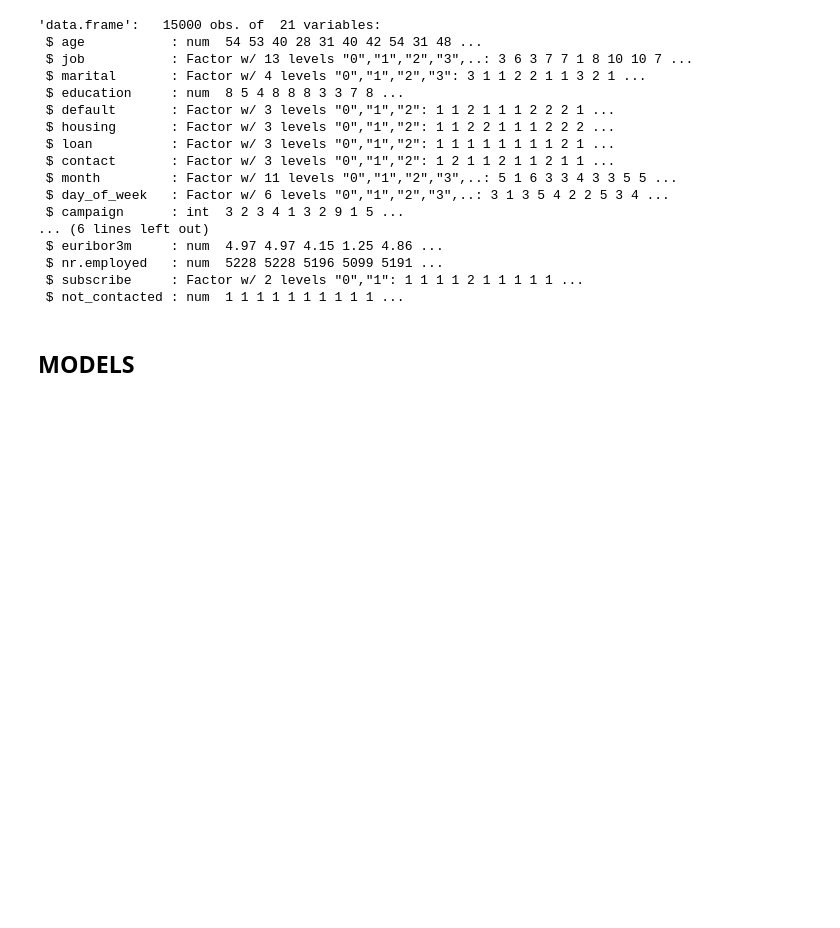
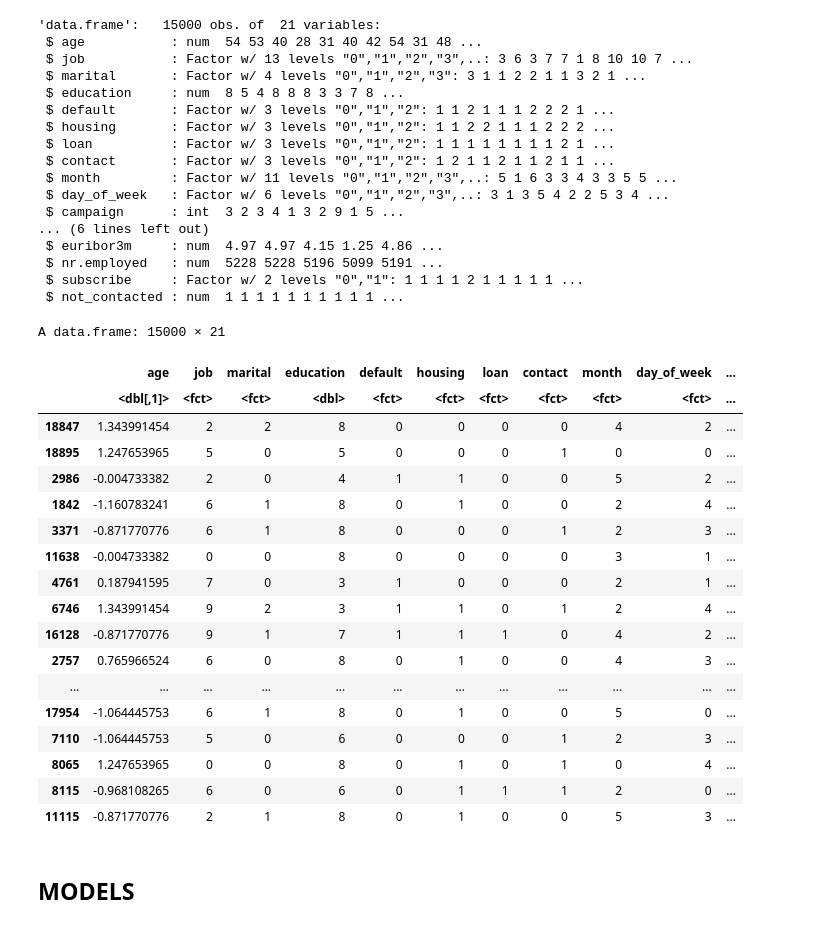
Before and after one commit to LeJuanjo/SML, a Jupyter notebook: Individual SML.ipynb, the cells around one changed output. Cells and saved outputs as stored; diff of their text form; code cells hidden in the pictures; blank space fills up the shorter version.

```diff
--- a/Individual SML.ipynb
+++ b/Individual SML.ipynb
@@ -452,4 +450,32 @@ str(train)
  $ nr.employed   : num  5228 5228 5196 5099 5191 ...
  $ subscribe     : Factor w/ 2 levels "0","1": 1 1 1 1 2 1 1 1 1 1 ...
  $ not_contacted : num  1 1 1 1 1 1 1 1 1 1 ...
+# %%
+#duplicate table, to normalize numerical values for Knn mode
+
+trainknn = train
+
+testknn = test
+# %%
+trainknn
+# %% [output]
+A data.frame: 15000 × 21
+|  | age | job | marital | education | default | housing | loan | contact | month | day_of_week | ... |
+|  | <dbl[,1]> | <fct> | <fct> | <dbl> | <fct> | <fct> | <fct> | <fct> | <fct> | <fct> | ... |
+| 18847 | 1.343991454 | 2 | 2 | 8 | 0 | 0 | 0 | 0 | 4 | 2 | ... |
+| 18895 | 1.247653965 | 5 | 0 | 5 | 0 | 0 | 0 | 1 | 0 | 0 | ... |
+| 2986 | -0.004733382 | 2 | 0 | 4 | 1 | 1 | 0 | 0 | 5 | 2 | ... |
+| 1842 | -1.160783241 | 6 | 1 | 8 | 0 | 1 | 0 | 0 | 2 | 4 | ... |
+| 3371 | -0.871770776 | 6 | 1 | 8 | 0 | 0 | 0 | 1 | 2 | 3 | ... |
+| 11638 | -0.004733382 | 0 | 0 | 8 | 0 | 0 | 0 | 0 | 3 | 1 | ... |
+| 4761 | 0.187941595 | 7 | 0 | 3 | 1 | 0 | 0 | 0 | 2 | 1 | ... |
+| 6746 | 1.343991454 | 9 | 2 | 3 | 1 | 1 | 0 | 1 | 2 | 4 | ... |
+| 16128 | -0.871770776 | 9 | 1 | 7 | 1 | 1 | 1 | 0 | 4 | 2 | ... |
+| 2757 | 0.765966524 | 6 | 0 | 8 | 0 | 1 | 0 | 0 | 4 | 3 | ... |
+| ... | ... | ... | ... | ... | ... | ... | ... | ... | ... | ... | ... |
+| 17954 | -1.064445753 | 6 | 1 | 8 | 0 | 1 | 0 | 0 | 5 | 0 | ... |
+| 7110 | -1.064445753 | 5 | 0 | 6 | 0 | 0 | 0 | 1 | 2 | 3 | ... |
+| 8065 | 1.247653965 | 0 | 0 | 8 | 0 | 1 | 0 | 1 | 0 | 4 | ... |
+| 8115 | -0.968108265 | 6 | 0 | 6 | 0 | 1 | 1 | 1 | 2 | 0 | ... |
+| 11115 | -0.871770776 | 2 | 1 | 8 | 0 | 1 | 0 | 0 | 5 | 3 | ... |
 # %%
```
Also changed, not shown: parts of 8 cells of this notebook, 1 other file.
